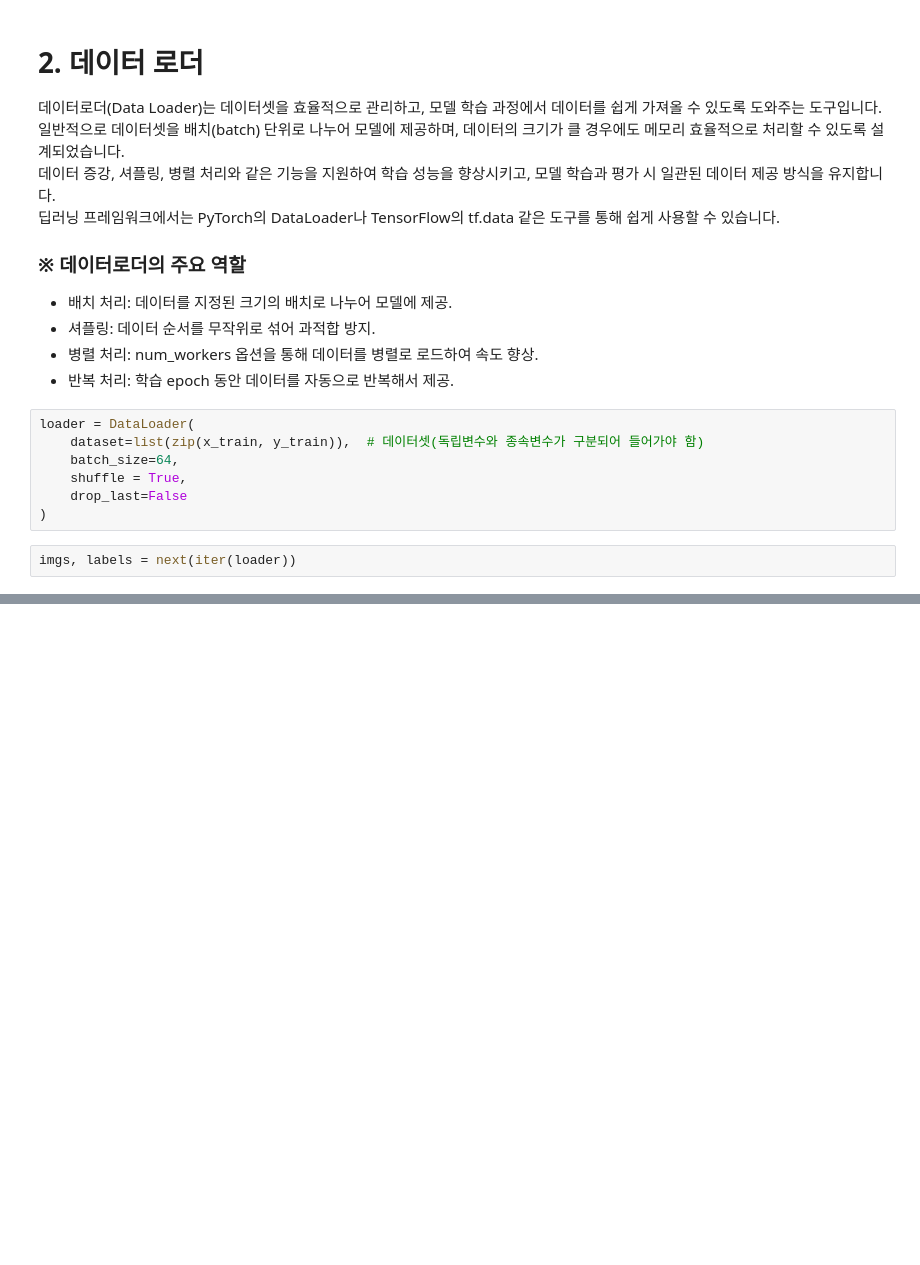
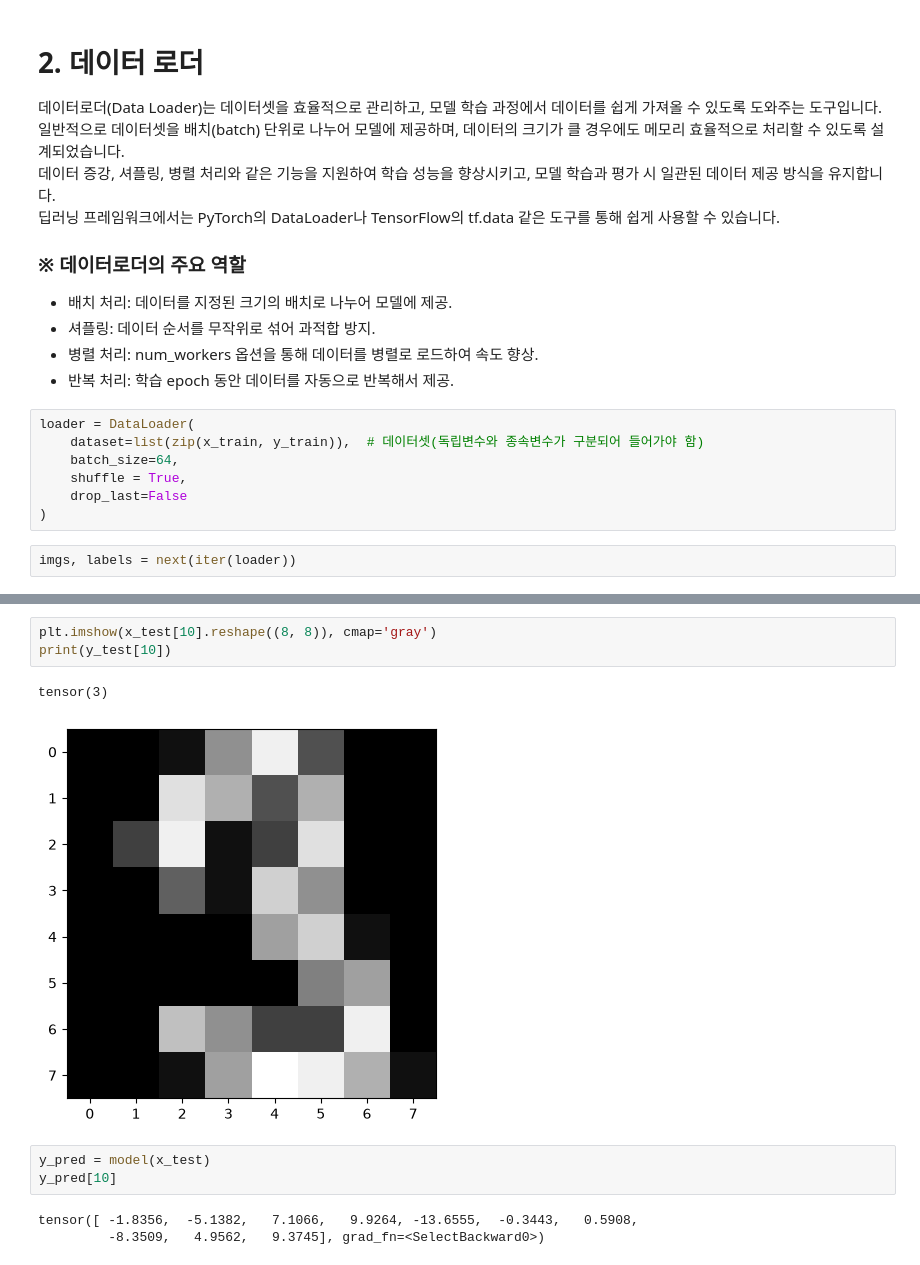
Before and after one commit to Shim-HyoungJoon/KDT, a Jupyter notebook: 10_MLDL/9_손 글씨 숫자 데이터셋.ipynb, the cells around one changed output, grey strips where cells are left out. Cells and saved outputs as stored; diff of their text form; blank space fills up the shorter version.

```diff
--- a/10_MLDL/9_손 글씨 숫자 데이터셋.ipynb
+++ b/10_MLDL/9_손 글씨 숫자 데이터셋.ipynb
@@ -105,0 +155,12 @@ for ax, img, label in zip(axes.flatten(), imgs, labels):
+# %%
+plt.imshow(x_test[10].reshape((8, 8)), cmap='gray')
+print(y_test[10])
+# %% [output]
+tensor(3)
+[figure, added]
+# %%
+y_pred = model(x_test)
+y_pred[10]
+# %% [output]
+tensor([ -1.8356,  -5.1382,   7.1066,   9.9264, -13.6555,  -0.3443,   0.5908,
+         -8.3509,   4.9562,   9.3745], grad_fn=<SelectBackward0>)
```
Also changed, not shown: parts of 25 cells of this notebook, 10 other files.
